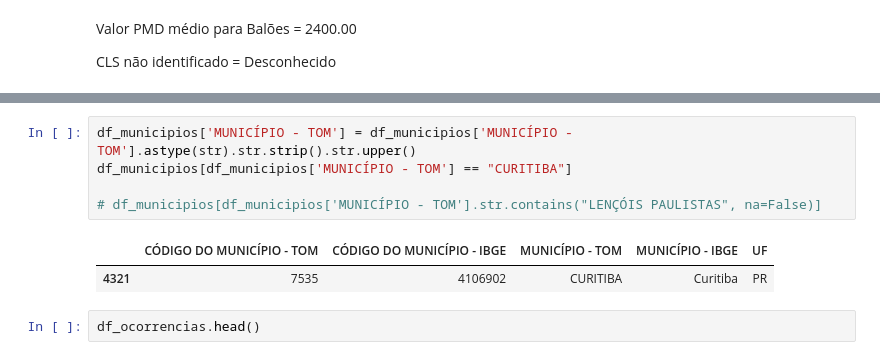
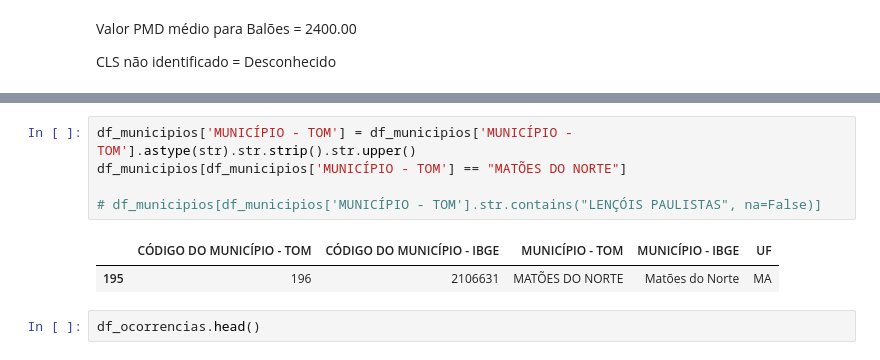
Before and after one commit to vitorluzz/etl-voos-anac, a Jupyter notebook: solution/job_stage_curated.ipynb, the cells around one changed output, grey strips where cells are left out. Saved outputs shown, nothing was run; the diff lists cells and outputs as text.

```diff
--- a/solution/job_stage_curated.ipynb
+++ b/solution/job_stage_curated.ipynb
@@ -573,12 +725,12 @@ df_ocorrencias[df_ocorrencias['MCP'].isnull()]
 |  | NR_OCR | NR_FI | OP_PDR | CLAS_OCR | DT_OCR | H_OCR | MCP | UF | RG | DCRI_TP | ICAO | ... |
 # %%
 df_municipios['MUNICÍPIO - TOM'] = df_municipios['MUNICÍPIO - TOM'].astype(str).str.strip().str.upper()
-df_municipios[df_municipios['MUNICÍPIO - TOM'] == "CURITIBA"]
+df_municipios[df_municipios['MUNICÍPIO - TOM'] == "MATÕES DO NORTE"]
 
 # df_municipios[df_municipios['MUNICÍPIO - TOM'].str.contains("LENÇÓIS PAULISTAS", na=False)]
 # %% [output]
 |  | CÓDIGO DO MUNICÍPIO - TOM | CÓDIGO DO MUNICÍPIO - IBGE | MUNICÍPIO - TOM | MUNICÍPIO - IBGE | UF |
-| 4321 | 7535 | 4106902 | CURITIBA | Curitiba | PR |
+| 195 | 196 | 2106631 | MATÕES DO NORTE | Matões do Norte | MA |
 # %%
 df_ocorrencias.head()
 # %% [output]
```
Also changed, not shown: parts of 18 cells of this notebook, 1 other file.
